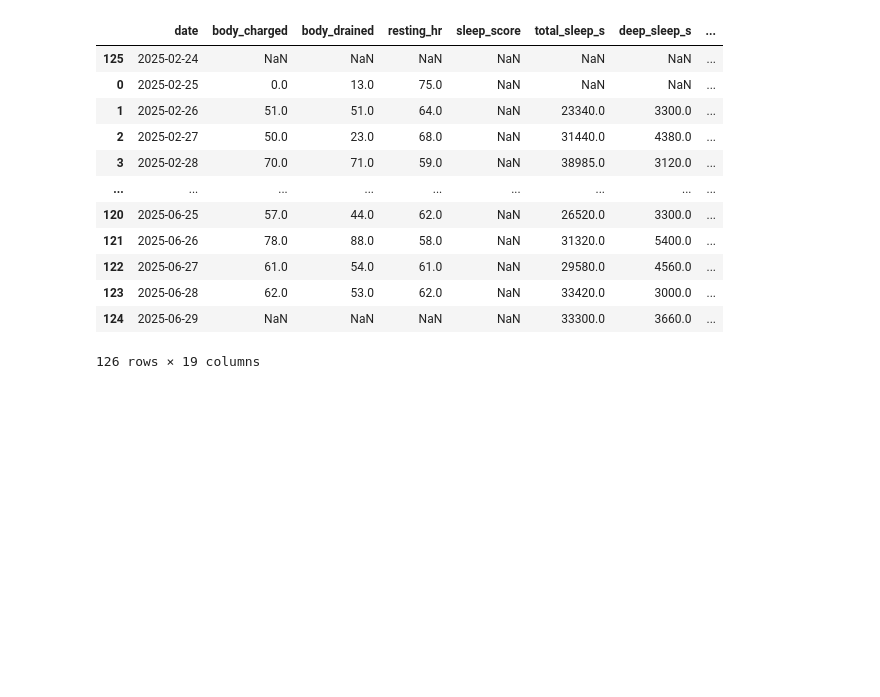
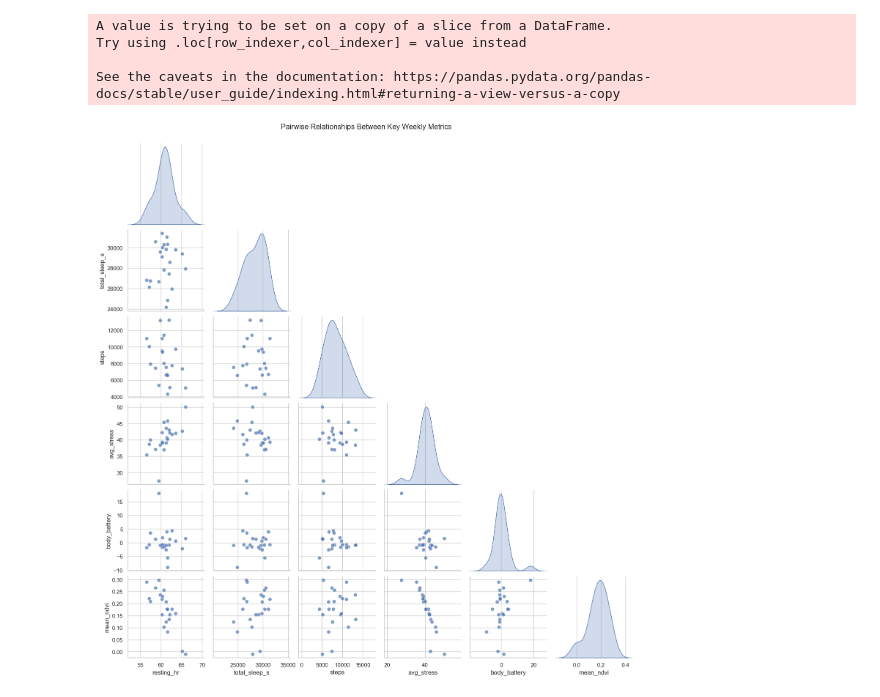
Before and after one commit to tolgasabanoglu/spatiotemporal, a Jupyter notebook: notebooks/04_visualize.ipynb, the cells around one changed output. Drawn from its saved outputs; the diff is of its cells as text; code cells hidden in the pictures; blank space fills up the shorter version.

Commit message:
Updated visualization notebook with improved mean_ndvi correlation

```diff
--- a/notebooks/04_visualize.ipynb
+++ b/notebooks/04_visualize.ipynb
@@ -283,16 +204,61 @@ fig.show()
-# %%
-df
-# %% [output]
-|  | date | body_charged | body_drained | resting_hr | sleep_score | total_sleep_s | deep_sleep_s | ... |
-| 125 | 2025-02-24 | NaN | NaN | NaN | NaN | NaN | NaN | ... |
-| 0 | 2025-02-25 | 0.0 | 13.0 | 75.0 | NaN | NaN | NaN | ... |
-| 1 | 2025-02-26 | 51.0 | 51.0 | 64.0 | NaN | 23340.0 | 3300.0 | ... |
-| 2 | 2025-02-27 | 50.0 | 23.0 | 68.0 | NaN | 31440.0 | 4380.0 | ... |
-| 3 | 2025-02-28 | 70.0 | 71.0 | 59.0 | NaN | 38985.0 | 3120.0 | ... |
-| ... | ... | ... | ... | ... | ... | ... | ... | ... |
-| 120 | 2025-06-25 | 57.0 | 44.0 | 62.0 | NaN | 26520.0 | 3300.0 | ... |
-| 121 | 2025-06-26 | 78.0 | 88.0 | 58.0 | NaN | 31320.0 | 5400.0 | ... |
-| 122 | 2025-06-27 | 61.0 | 54.0 | 61.0 | NaN | 29580.0 | 4560.0 | ... |
-| 123 | 2025-06-28 | 62.0 | 53.0 | 62.0 | NaN | 33420.0 | 3000.0 | ... |
-| 124 | 2025-06-29 | NaN | NaN | NaN | NaN | 33300.0 | 3660.0 | ... |
-126 rows × 19 columns
+# %%
+import pandas as pd
+import numpy as np
+
+# Assuming your DataFrame is already loaded as `df`
+
+# Step 1: Drop columns where all values are NaN
+df = df.dropna(axis=1, how='all')
+
+# Step 2: Create 'body_battery' = body_charged - body_drained
+df['body_battery'] = df['body_charged'] - df['body_drained']
+
+# Step 3: Create 'mean_ndvi' column with random values between -1 and 1
+# Lower avg_stress → values closer to 1
+# We'll use a normal distribution with mean shifting based on avg_stress
+def generate_ndvi(avg_stress):
+    if pd.isna(avg_stress):
+        return np.random.uniform(-1, 1)
+
+    stress_normalized = np.clip(avg_stress / 100, 0, 1)
+    ndvi_bias = 1 - 2 * stress_normalized
+
+    # Reduce scale to tighten correlation
+    ndvi = ndvi_bias + np.random.normal(loc=0, scale=0.02)
+
+    # Clamp between -1 and 1
+    return np.clip(ndvi, -1, 1)
+
+
+
+
+df['mean_ndvi'] = df['avg_stress'].apply(generate_ndvi)
+# %% [output]
+A value is trying to be set on a copy of a slice from a DataFrame.
+Try using .loc[row_indexer,col_indexer] = value instead
+
+See the caveats in the documentation: https://pandas.pydata.org/pandas-docs/stable/user_guide/indexing.html#returning-a-view-versus-a-copy
+# %%
+# Step 1: Ensure 'date' is datetime
+df['date'] = pd.to_datetime(df['date'])
+
+# Step 2: Set 'date' as the index
+df.set_index('date', inplace=True)
+
+# Step 3: Resample weekly and take the mean
+# You can use 'W-MON' to start weeks on Monday, 'W-SUN' for Sunday, or just 'W' (default Sunday)
+weekly_df = df.resample('W').mean().reset_index()
+# %%
+import seaborn as sns
+import matplotlib.pyplot as plt
+
+# Select your focused columns
+focus_cols = ['resting_hr', 'total_sleep_s', 'steps', 'avg_stress', 'body_battery', 'mean_ndvi']
+subset_df = weekly_df[focus_cols].dropna()  # Drop rows with NaNs in these columns
+
+# Create the pairplot
+sns.pairplot(subset_df, corner=True, diag_kind='kde', plot_kws={'alpha': 0.7, 's': 50})
+plt.suptitle("Pairwise Relationships Between Key Weekly Metrics", y=1.02)
+plt.show()
+# %% [output]
+[figure, added]
```
Also changed, not shown: parts of 7 cells of this notebook.
